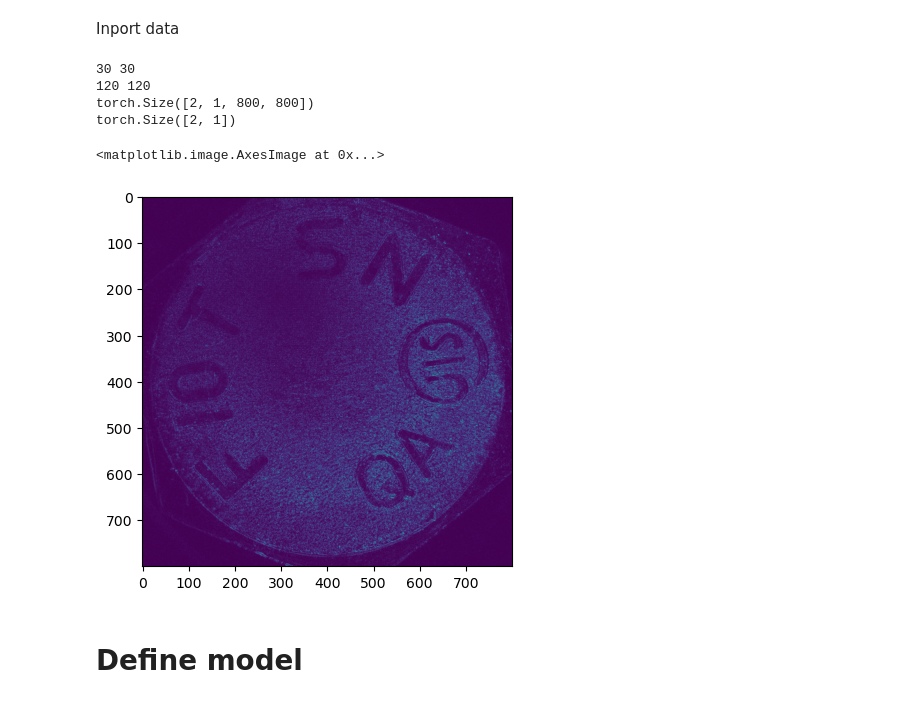
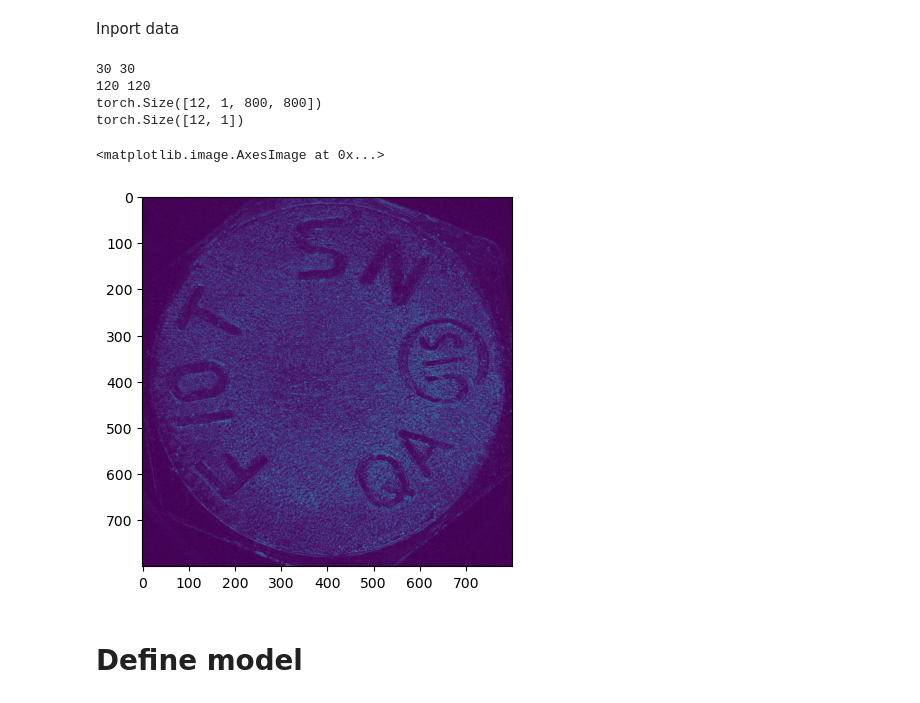
Before and after one commit to ChenYu-K/boltpd, a Jupyter notebook: Work-2402.ipynb, the cells around one changed output. Saved outputs shown, nothing was run; the diff lists cells and outputs as text; code cells hidden in the pictures.

```diff
--- a/Work-2402.ipynb
+++ b/Work-2402.ipynb
@@ -120,36 +117,36 @@ transform = transforms.Compose([
     #transforms.CenterCrop(448),
     transforms.Grayscale(num_output_channels=1), #彩色图像转灰度图像num_output_channels默认1
     transforms.ToTensor(),  # range [0, 255] -> [0.0,1.0]
     #transforms.Normalize(normMean, normStd)
     ])
 
 traindir= './database/2024preten/diffimg/'
 validdir='./database/2024preten/diff-test/'
 train_rdata, train_label = generate_dataset(traindir)
 valid_rdata, valid_label = generate_dataset(validdir)
 print(len(valid_rdata),len(valid_label))
 print(len(train_rdata),len(train_label))
 
 # 也可以再定义train_transform加入一些数据增强
 train_data = MyDataset(train_rdata, train_label, transform=transform)
 valid_data = MyDataset(valid_rdata, valid_label, transform=transform)
-train_loader = DataLoader(dataset=train_data, batch_size=2, shuffle=True)
+train_loader = DataLoader(dataset=train_data, batch_size=12, shuffle=True)
 valid_loader = DataLoader(dataset=valid_data, batch_size=2, shuffle=True)
 
 dataiter=iter(train_loader)
 images, labels = dataiter.__next__()
 print(images.shape)
 print(labels.shape)
 topic = T.ToPILImage()
 imm1 = topic(images[0])
 vimg, vlabels = dataiter.__next__()
 plt.imshow(topic(vimg[0]))
 # %% [output]
 30 30
 120 120
-torch.Size([2, 1, 800, 800])
-torch.Size([2, 1])
+torch.Size([12, 1, 800, 800])
+torch.Size([12, 1])
 <matplotlib.image.AxesImage at 0x...>
-[figure, old version]
+[figure, new version]
 # %% [markdown]
 # Define model
```
Also changed, not shown: parts of 5 cells of this notebook, 24 other files.
